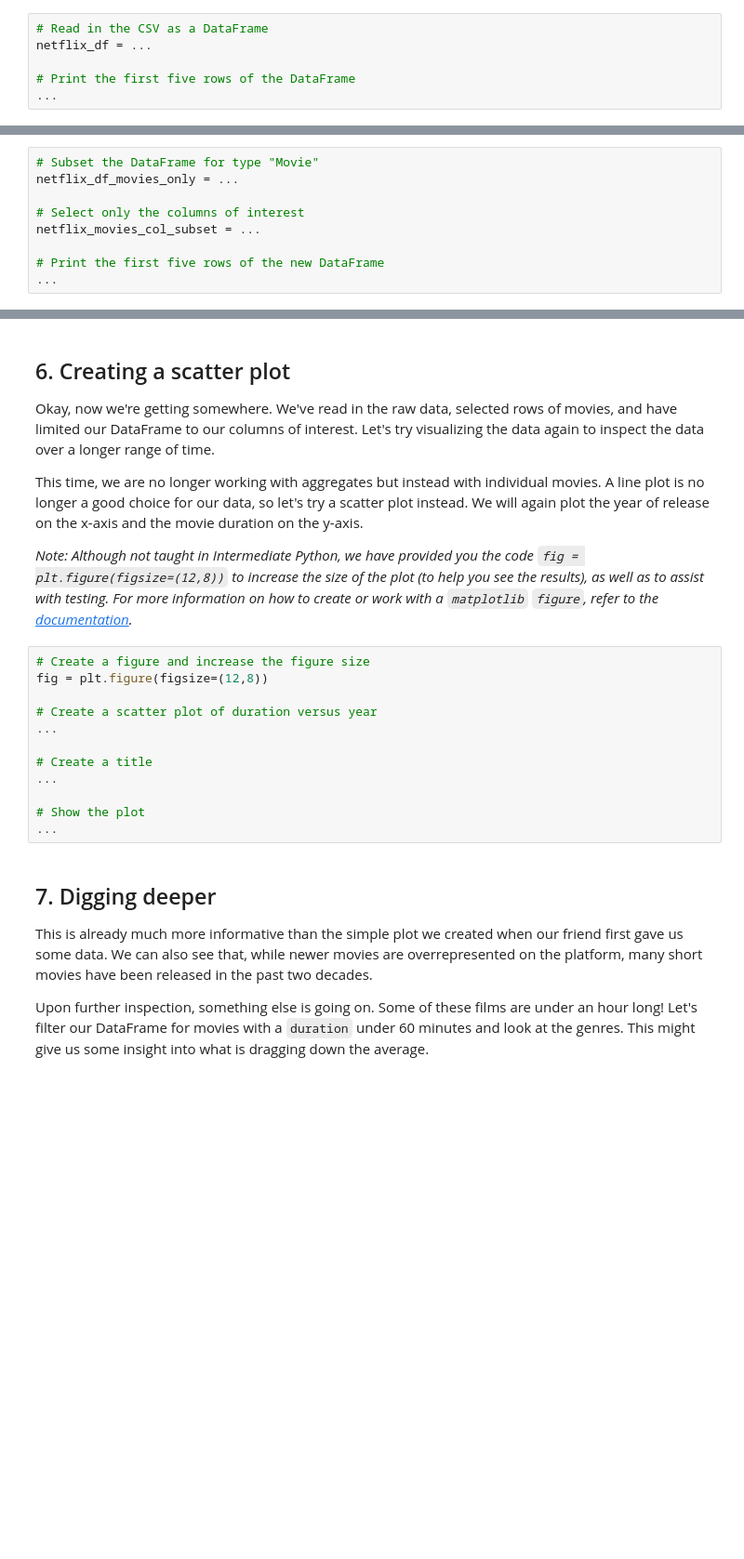
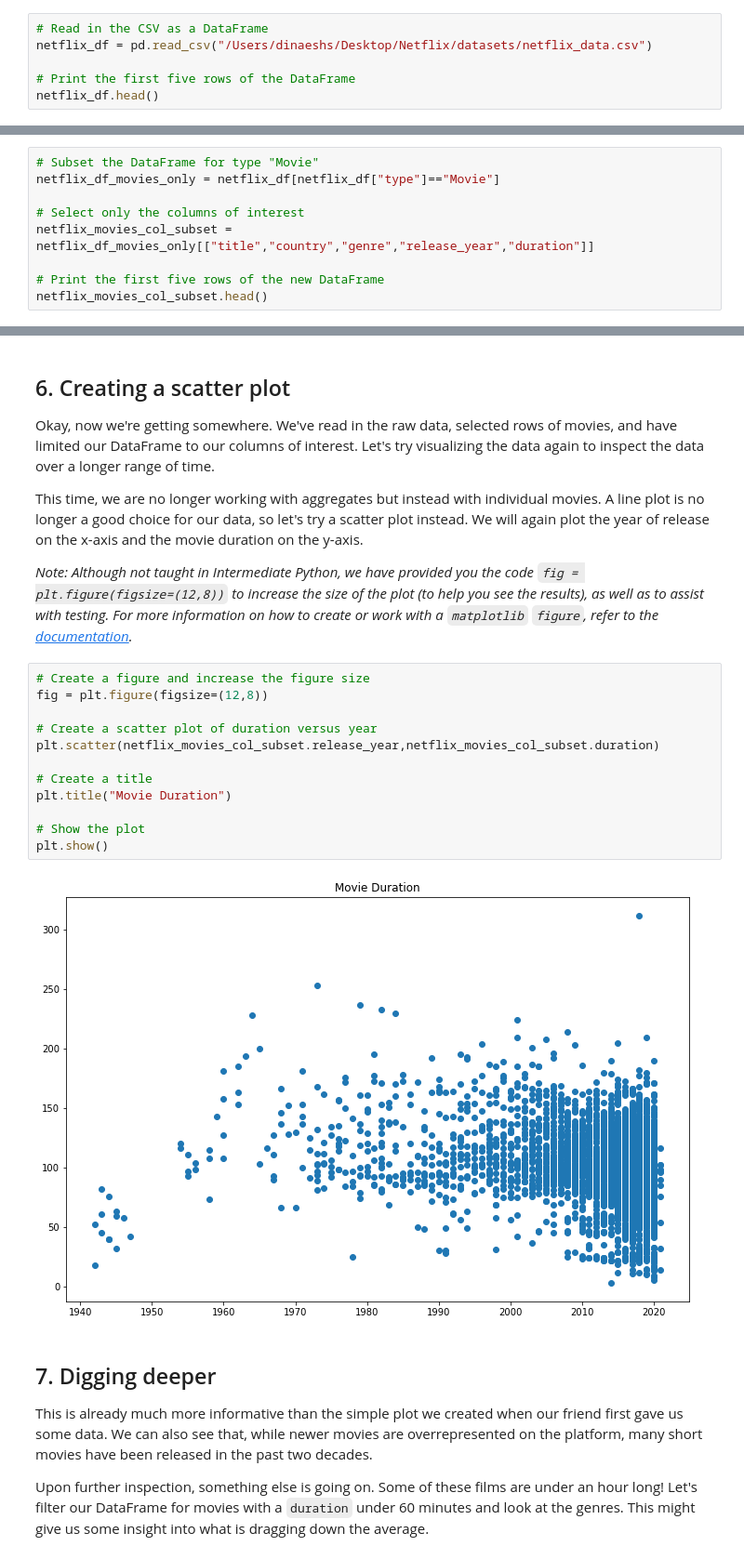
Before and after one commit to dinaeshsugumaran/Netflix, a Jupyter notebook: Netflix_Python.ipynb, the cells around one changed output, grey strips where cells are left out. Shown: that part at 93% size. Cells and saved outputs as stored; diff of their text form; blank space fills up the shorter version.

```diff
--- a/Netflix_Python.ipynb
+++ b/Netflix_Python.ipynb
@@ -55,7 +72,7 @@ fig = plt.figure()
 <p>Upon asking our friend for the original CSV they used to perform their analyses, they gladly oblige and send it. We now have access to the CSV file, available at the path <code>"datasets/netflix_data.csv"</code>. Let's create another DataFrame, this time with all of the data. Given the length of our friend's data, printing the whole DataFrame is probably not a good idea, so we will inspect it by printing only the first five rows.</p>
 # %%
 # Read in the CSV as a DataFrame
-netflix_df = ...
+netflix_df = pd.read_csv("/Users/dinaeshs/Desktop/Netflix/datasets/netflix_data.csv")
 
 # Print the first five rows of the DataFrame
-...
+netflix_df.head()
@@ -67,10 +91,10 @@ netflix_df = ...
 <p>Let's put our data subsetting skills to work!</p>
 # %%
 # Subset the DataFrame for type "Movie"
-netflix_df_movies_only = ...
+netflix_df_movies_only = netflix_df[netflix_df["type"]=="Movie"]
 
 # Select only the columns of interest
-netflix_movies_col_subset = ...
+netflix_movies_col_subset = netflix_df_movies_only[["title","country","genre","release_year","duration"]]
 
 # Print the first five rows of the new DataFrame
-...
+netflix_movies_col_subset.head()
@@ -82,15 +113,17 @@ netflix_movies_col_subset = ...
 # %%
 # Create a figure and increase the figure size
 fig = plt.figure(figsize=(12,8))
 
 # Create a scatter plot of duration versus year
-...
+plt.scatter(netflix_movies_col_subset.release_year,netflix_movies_col_subset.duration)
 
 # Create a title
-...
+plt.title("Movie Duration")
 
 # Show the plot
-...
+plt.show()
+# %% [output]
+[figure, added]
 # %% [markdown]
 ## 7. Digging deeper
 <p>This is already much more informative than the simple plot we created when our friend first gave us some data. We can also see that, while newer movies are overrepresented on the platform, many short movies have been released in the past two decades.</p>
```
Also changed, not shown: parts of 9 cells of this notebook, 1 other file.
